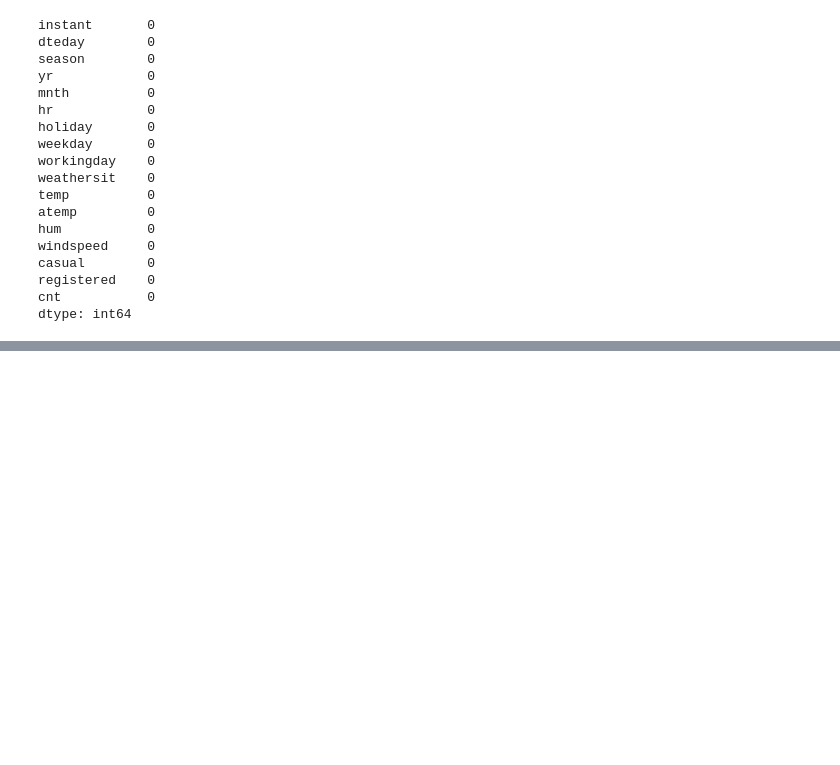
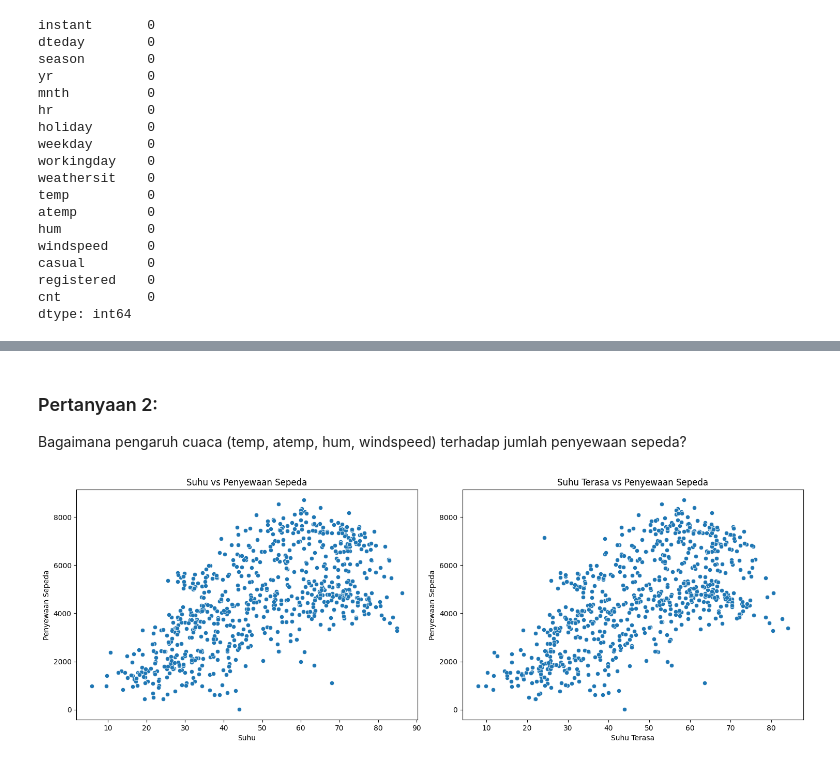
Before and after one commit to skr-g16/proyek_analisis_data, a Jupyter notebook: notebook.ipynb, the cells around one changed output, grey strips where cells are left out. Drawn from its saved outputs; the diff is of its cells as text; code cells hidden in the pictures; blank space fills up the shorter version.

```diff
--- a/notebook.ipynb
+++ b/notebook.ipynb
@@ -248,0 +194,2 @@ memory usage: 91.5 KB
+# %%
+day_df[['temp', 'atemp', 'hum', 'windspeed']] = day_df[['temp', 'atemp', 'hum', 'windspeed']] * 100
@@ -506,0 +458,22 @@ day_df.to_csv("clean_day_df.csv", index=False)
+# %% [markdown]
+### Pertanyaan 2:
+Bagaimana pengaruh cuaca (temp, atemp, hum, windspeed) terhadap jumlah penyewaan sepeda?
+# %%
+plt.figure(figsize=(15, 10))
+
+plt.subplot(2, 2, 1)
+sns.scatterplot(x='temp', y='cnt', data=day_df)
+plt.title('Suhu vs Penyewaan Sepeda')
+plt.xlabel('Suhu')
+plt.ylabel('Penyewaan Sepeda')
+
+plt.subplot(2, 2, 2)
+sns.scatterplot(x='atemp', y='cnt', data=day_df)
+plt.title('Suhu Terasa vs Penyewaan Sepeda')
+plt.xlabel('Suhu Terasa')
+plt.ylabel('Penyewaan Sepeda')
+
+plt.tight_layout()
+plt.show()
+# %% [output]
+[figure, added]
```
Also changed, not shown: parts of 95 cells of this notebook, 4 other files.
